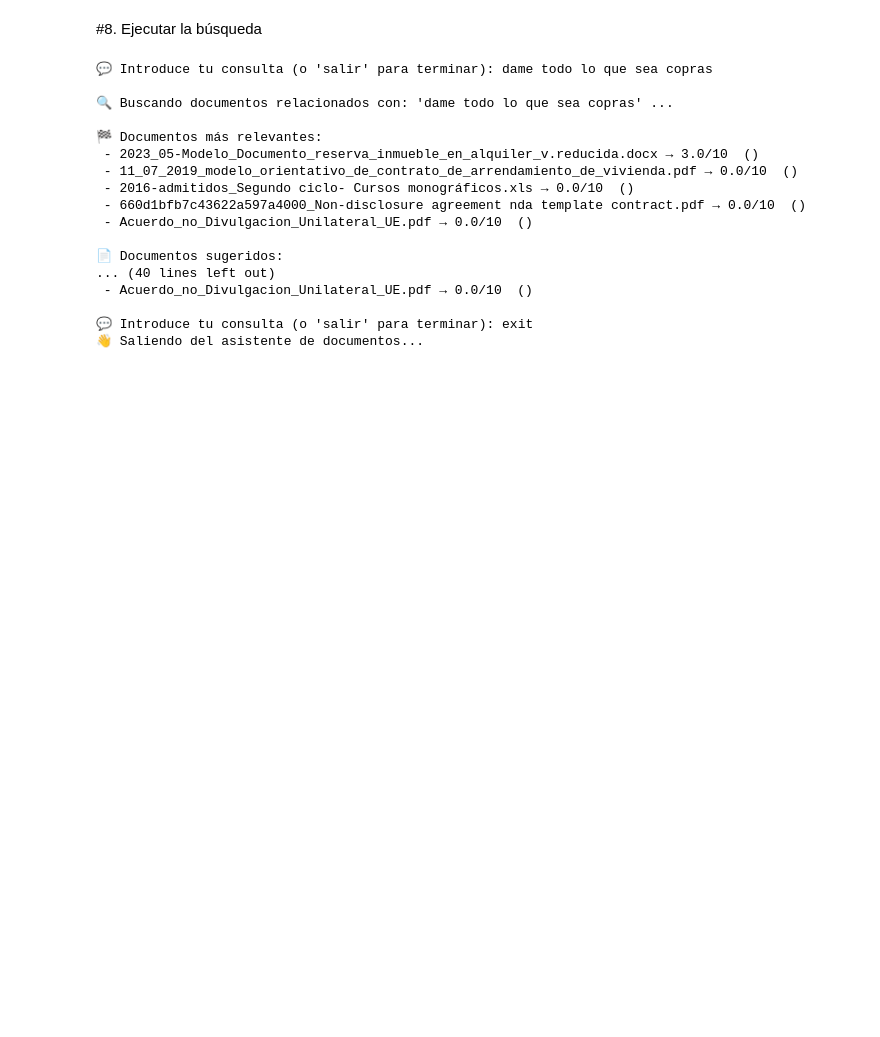
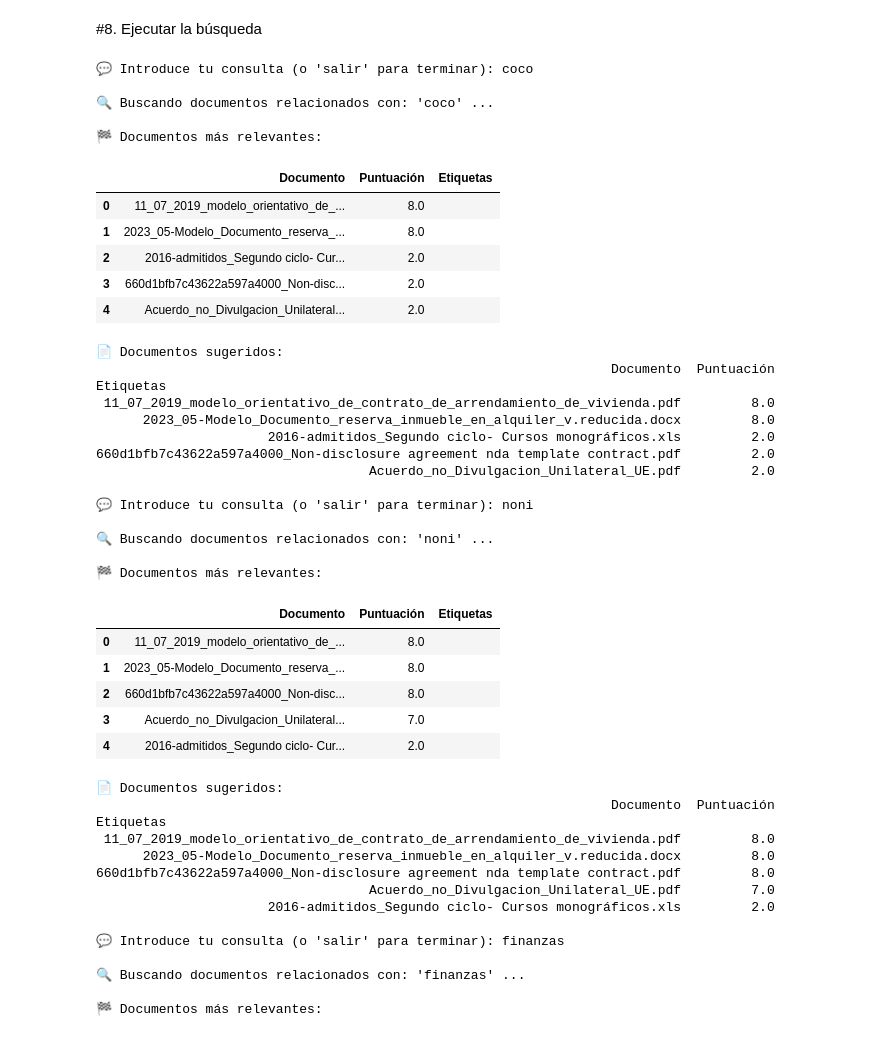
Before and after one commit to pugapatricia/gestion-documentaria-para-pymes, a Jupyter notebook: buscador/busqueda_inteligente_openai.ipynb, the cells around one changed output. Saved outputs shown, nothing was run; the diff lists cells and outputs as text; code cells hidden in the pictures; blank space fills up the shorter version.

```diff
--- a/buscador/busqueda_inteligente_openai.ipynb
+++ b/buscador/busqueda_inteligente_openai.ipynb
@@ -262,0 +249,11 @@ Saving etiquetas_onedrive (4).csv to etiquetas_onedrive (4) (1).csv
+# %%
+# Mostrar primeras filas
+print(df_etiquetas.head())
+
+# Columnas
+print("🧾 Columnas del DataFrame:")
+print(df_etiquetas.columns.tolist())
+
+# Filas y columnas
+filas, columnas = df_etiquetas.shape
+print(f"📊 Número de filas: {filas}, número de columnas: {columnas}")
@@ -390,35 +415,59 @@ def buscar_documentos(consulta, df_etiquetas, textos_archivos, client, max_resul
 # %% [markdown]
 #8. Ejecutar la búsqueda
 # %%
-# Bucle interactivo para hacer consultas
+# Bucle interactivo
 while True:
     consulta = input("\n💬 Introduce tu consulta (o 'salir' para terminar): ")
     if consulta.lower() in ["salir", "exit", "quit"]:
         print("👋 Saliendo del asistente de documentos...")
         break
 
-    # Llamar a la función que busca documentos relevantes
     resultados = buscar_documentos(consulta, df_etiquetas, textos_archivos, client)
 
-    # Mostrar resultados
-    print("\n📄 Documentos sugeridos:")
-    for r in resultados:
-        print(f" - {r['Documento']} → {r['Puntuación']}/10  ({r['Etiquetas']})")
+    if not resultados.empty:
+        print("\n📄 Documentos sugeridos:")
+        print(resultados.to_string(index=False))
 # %% [output]
-💬 Introduce tu consulta (o 'salir' para terminar): dame todo lo que sea copras
+💬 Introduce tu consulta (o 'salir' para terminar): coco
 
-🔍 Buscando documentos relacionados con: 'dame todo lo que sea copras' ...
+🔍 Buscando documentos relacionados con: 'coco' ...
 
 🏁 Documentos más relevantes:
- - 2023_05-Modelo_Documento_reserva_inmueble_en_alquiler_v.reducida.docx → 3.0/10  ()
- - 11_07_2019_modelo_orientativo_de_contrato_de_arrendamiento_de_vivienda.pdf → 0.0/10  ()
- - 2016-admitidos_Segundo ciclo- Cursos monográficos.xls → 0.0/10  ()
- - 660d1bfb7c43622a597a4000_Non-disclosure agreement nda template contract.pdf → 0.0/10  ()
- - Acuerdo_no_Divulgacion_Unilateral_UE.pdf → 0.0/10  ()
-
-📄 Documentos sugeridos:
-... (40 lines left out)
- - Acuerdo_no_Divulgacion_Unilateral_UE.pdf → 0.0/10  ()
-
-💬 Introduce tu consulta (o 'salir' para terminar): exit
-👋 Saliendo del asistente de documentos...
+|  | Documento | Puntuación | Etiquetas |
+| 0 | 11_07_2019_modelo_orientativo_de_... | 8.0 |  |
+| 1 | 2023_05-Modelo_Documento_reserva_... | 8.0 |  |
+| 2 | 2016-admitidos_Segundo ciclo- Cur... | 2.0 |  |
+| 3 | 660d1bfb7c43622a597a4000_Non-disc... | 2.0 |  |
+| 4 | Acuerdo_no_Divulgacion_Unilateral... | 2.0 |  |
+📄 Documentos sugeridos:
+                                                                  Documento  Puntuación Etiquetas
+ 11_07_2019_modelo_orientativo_de_contrato_de_arrendamiento_de_vivienda.pdf         8.0
+      2023_05-Modelo_Documento_reserva_inmueble_en_alquiler_v.reducida.docx         8.0
+                      2016-admitidos_Segundo ciclo- Cursos monográficos.xls         2.0
+660d1bfb7c43622a597a4000_Non-disclosure agreement nda template contract.pdf         2.0
+                                   Acuerdo_no_Divulgacion_Unilateral_UE.pdf         2.0
+
+💬 Introduce tu consulta (o 'salir' para terminar): noni
+
+🔍 Buscando documentos relacionados con: 'noni' ...
+
+🏁 Documentos más relevantes:
+|  | Documento | Puntuación | Etiquetas |
+| 0 | 11_07_2019_modelo_orientativo_de_... | 8.0 |  |
+| 1 | 2023_05-Modelo_Documento_reserva_... | 8.0 |  |
+| 2 | 660d1bfb7c43622a597a4000_Non-disc... | 8.0 |  |
+| 3 | Acuerdo_no_Divulgacion_Unilateral... | 7.0 |  |
+| 4 | 2016-admitidos_Segundo ciclo- Cur... | 2.0 |  |
+📄 Documentos sugeridos:
+                                                                  Documento  Puntuación Etiquetas
+ 11_07_2019_modelo_orientativo_de_contrato_de_arrendamiento_de_vivienda.pdf         8.0
+      2023_05-Modelo_Documento_reserva_inmueble_en_alquiler_v.reducida.docx         8.0
+660d1bfb7c43622a597a4000_Non-disclosure agreement nda template contract.pdf         8.0
+                                   Acuerdo_no_Divulgacion_Unilateral_UE.pdf         7.0
+                      2016-admitidos_Segundo ciclo- Cursos monográficos.xls         2.0
+
+💬 Introduce tu consulta (o 'salir' para terminar): finanzas
+
+🔍 Buscando documentos relacionados con: 'finanzas' ...
+
+🏁 Documentos más relevantes:
```
Also changed, not shown: parts of 6 cells of this notebook.
